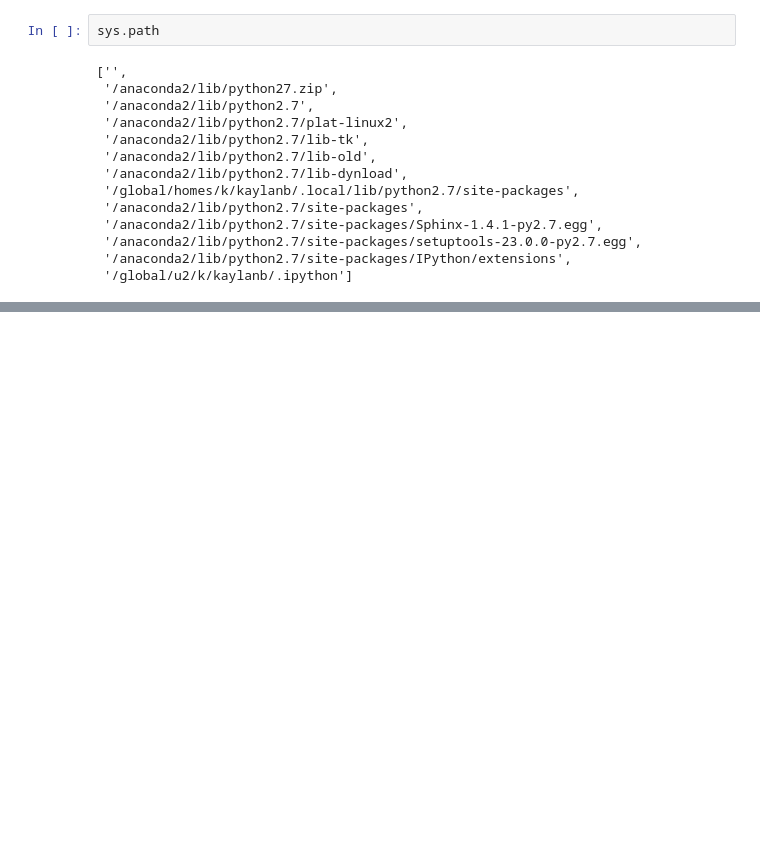
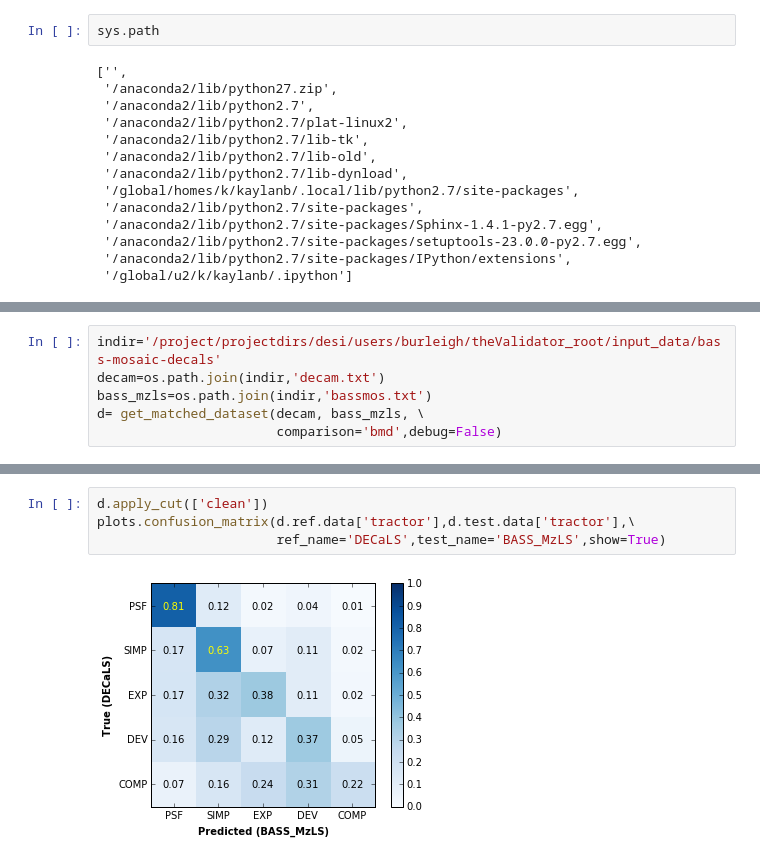
Before and after one commit to gaztanaga/legacypipe, a Jupyter notebook: py/legacyanalysis/validation/README.ipynb, the cells around one changed output, grey strips where cells are left out. Drawn from its saved outputs; the diff is of its cells as text; blank space fills up the shorter version.

```diff
--- a/py/legacyanalysis/validation/README.ipynb
+++ b/py/legacyanalysis/validation/README.ipynb
@@ -86,0 +100,6 @@ import pickle
+# %%
+indir='/project/projectdirs/desi/users/burleigh/theValidator_root/input_data/bass-mosaic-decals'
+decam=os.path.join(indir,'decam.txt')
+bass_mzls=os.path.join(indir,'bassmos.txt')
+d= get_matched_dataset(decam, bass_mzls, \
+                       comparison='bmd',debug=False)
@@ -86,0 +108,6 @@ import pickle
+# %%
+d.apply_cut(['clean'])
+plots.confusion_matrix(d.ref.data['tractor'],d.test.data['tractor'],\
+                       ref_name='DECaLS',test_name='BASS_MzLS',show=True)
+# %% [output]
+[figure, added]
```
Also changed, not shown: parts of 11 cells of this notebook.
